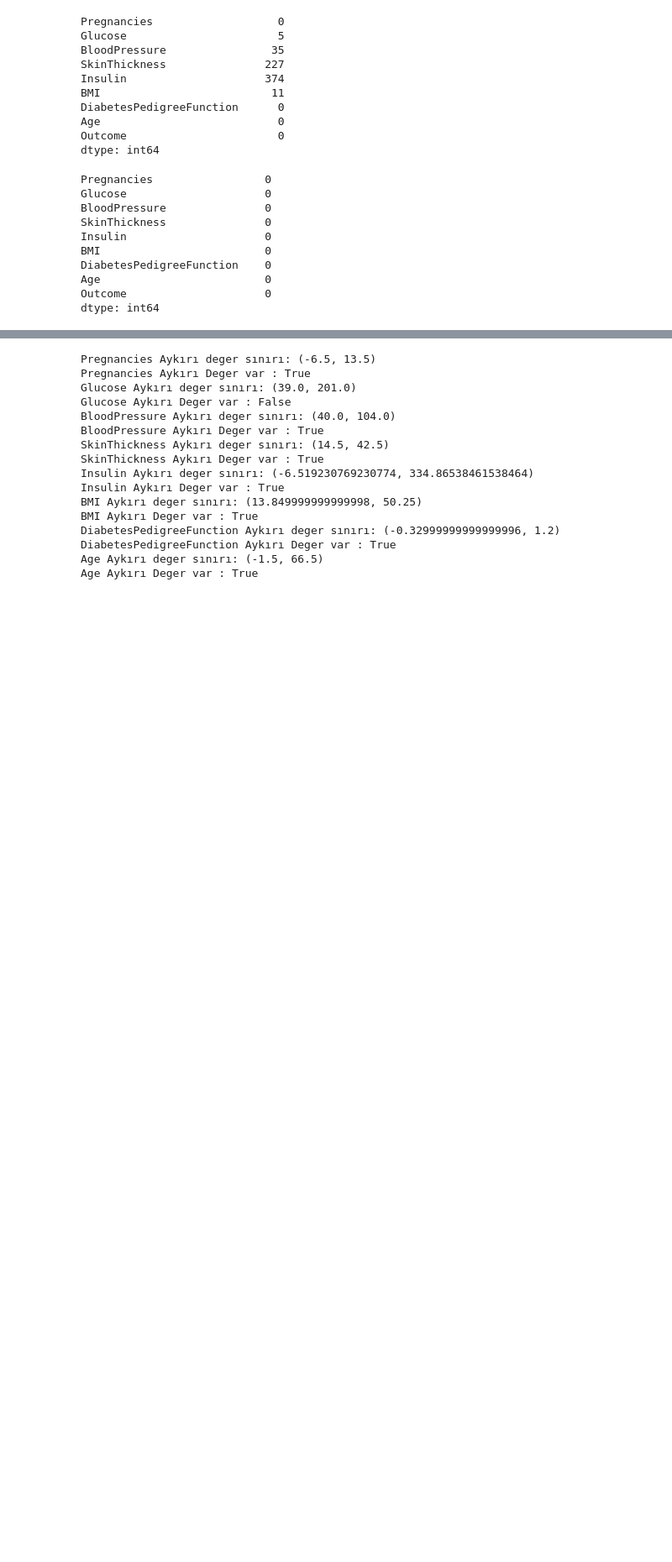
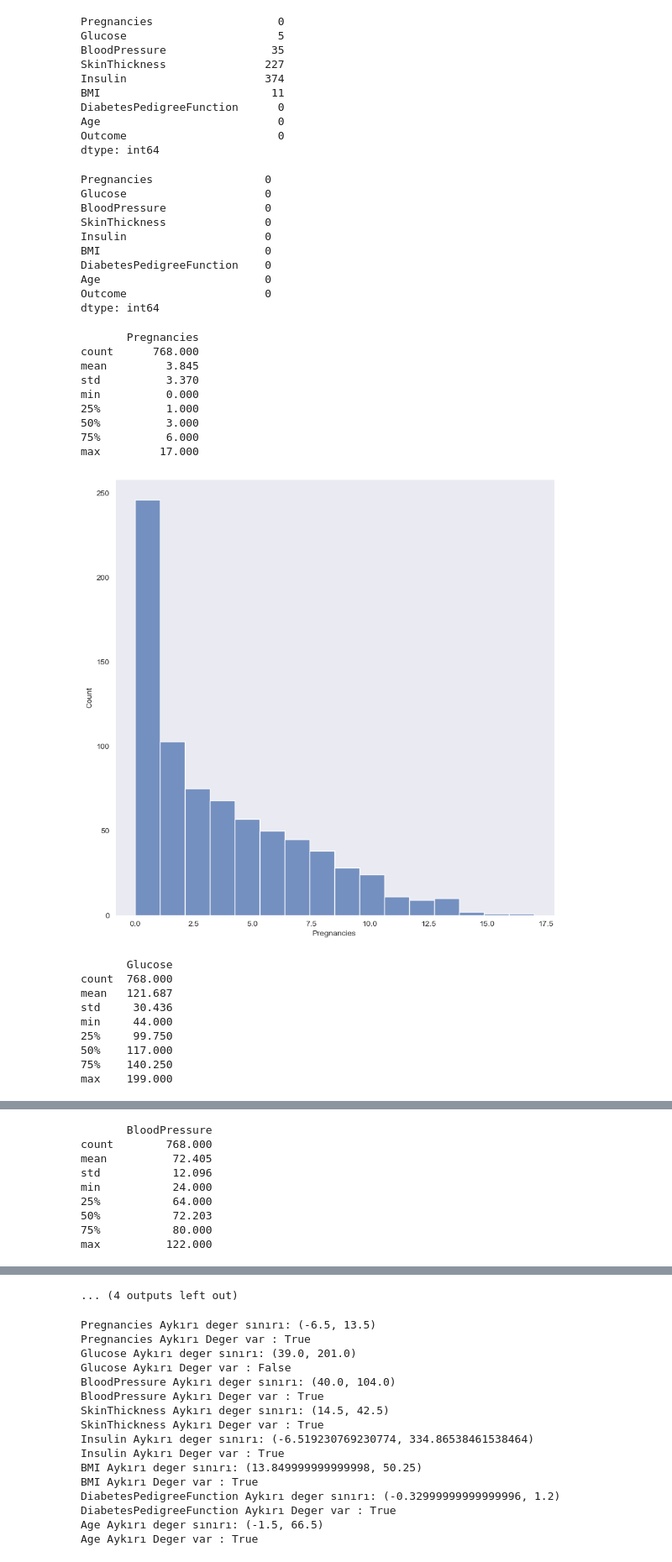
Before and after one commit to Alicanayhn/Miuul_Machine_Learning_Bootcamp, a Jupyter notebook: Examples_Miuul/Diabets_Feature_Engineering/Diabets_Feature_Engineering.ipynb, the cells around one changed output, grey strips where cells are left out. Shown: that part at 84% size. Drawn from its saved outputs; the diff is of its cells as text; code cells hidden in the pictures; blank space fills up the shorter version.

```diff
--- a/Examples_Miuul/Diabets_Feature_Engineering/Diabets_Feature_Engineering.ipynb
+++ b/Examples_Miuul/Diabets_Feature_Engineering/Diabets_Feature_Engineering.ipynb
@@ -389,3 +389,26 @@ DiabetesPedigreeFunction    0
 Age                         0
 Outcome                     0
 dtype: int64
+# %%
+for col in num_cols:
+    num_summary(df,col,plot=True)
+# %% [output]
+       Pregnancies
+count      768.000
+mean         3.845
+std          3.370
+min          0.000
+25%          1.000
+50%          3.000
+75%          6.000
+max         17.000
+[figure, added]
+       Glucose
+count  768.000
+mean   121.687
+std     30.436
+min     44.000
+25%     99.750
+50%    117.000
+75%    140.250
+max    199.000
@@ -391,0 +416,9 @@ dtype: int64
+       BloodPressure
+count        768.000
+mean          72.405
+std           12.096
+min           24.000
+25%           64.000
+50%           72.203
+75%           80.000
+max          122.000
@@ -392,3 +456,4 @@ dtype: int64
+... (4 outputs left out)
 # %%
 for col in num_cols:
     print(f"{col} Aykırı deger sınırı:",outlier_th(df,col))
```
Also changed, not shown: parts of 2 cells of this notebook.
